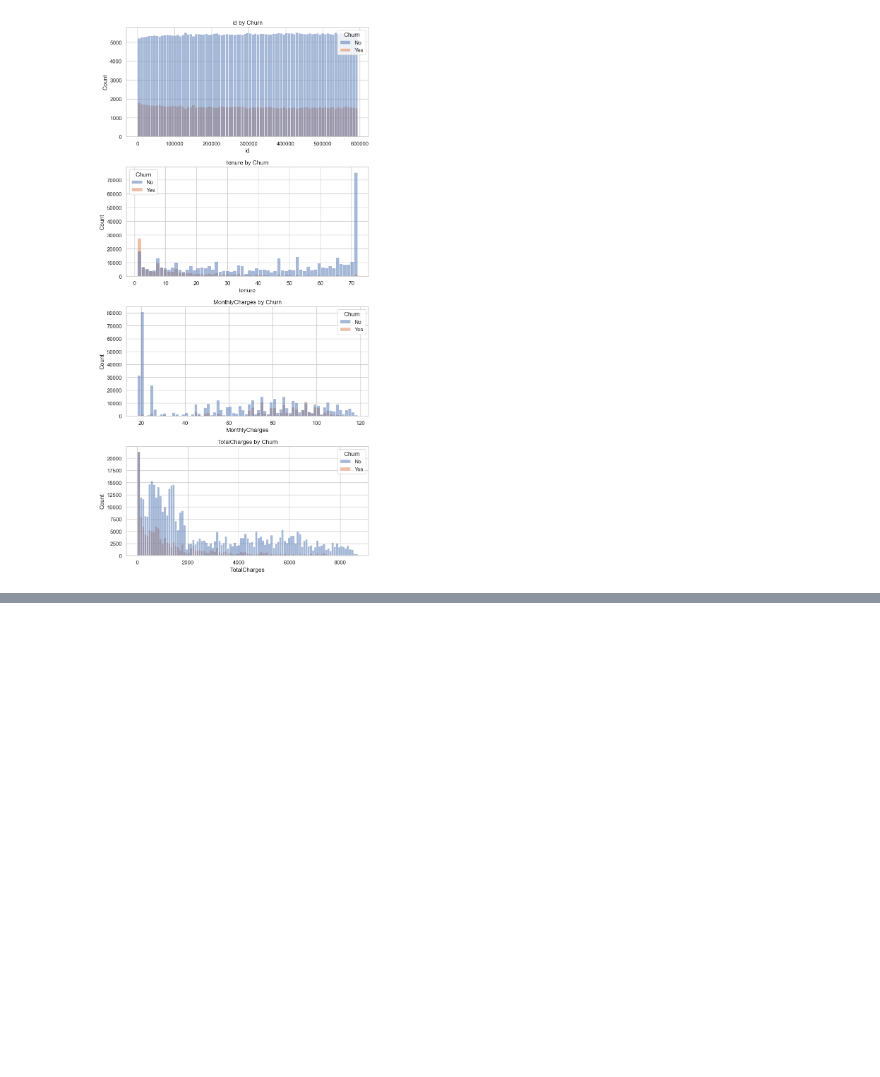
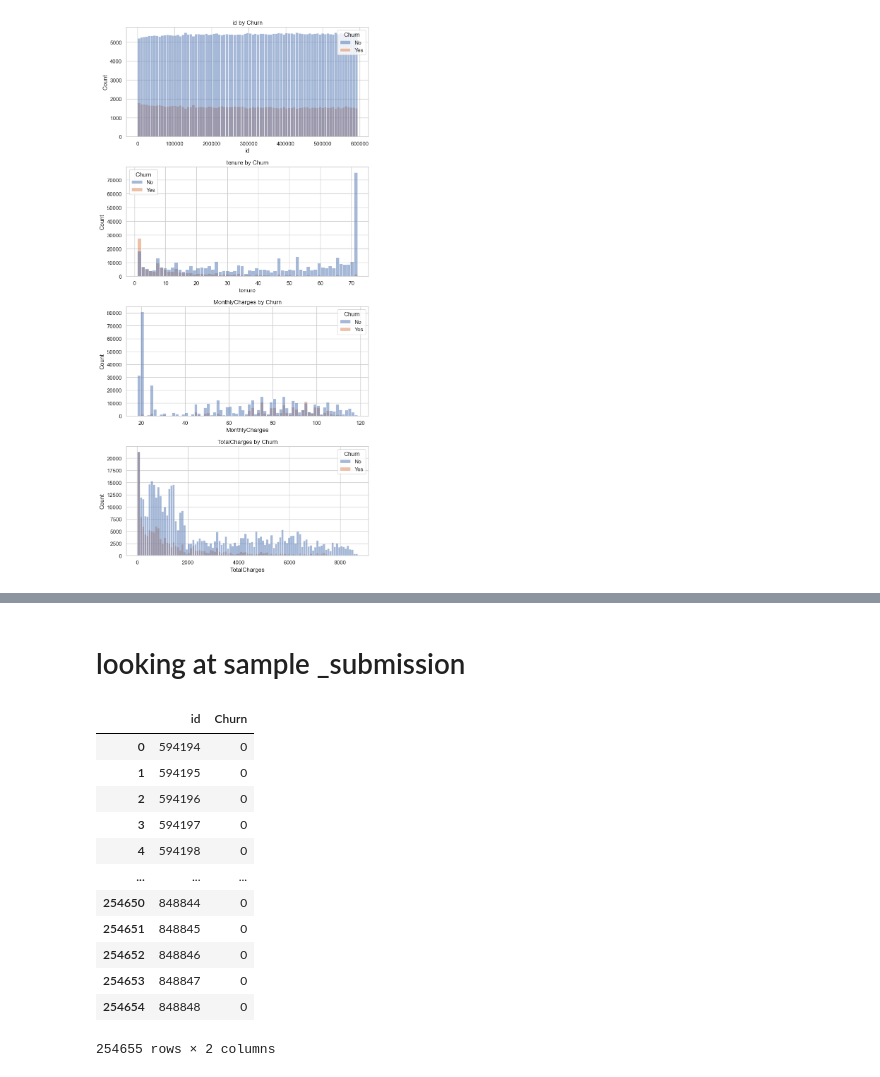
Before and after one commit to Somnathmalik/CustomerChurnKaggle, a Jupyter notebook: custchurn/customer_churn.ipynb, the cells around one changed output, grey strips where cells are left out. Saved outputs shown, nothing was run; the diff lists cells and outputs as text; code cells hidden in the pictures; blank space fills up the shorter version.

```diff
--- a/custchurn/customer_churn.ipynb
+++ b/custchurn/customer_churn.ipynb
@@ -148,0 +353,20 @@ plt.show()
+# %% [markdown]
+# looking at sample _submission
+# %%
+smple_submission = pd.read_csv("sample_submission.csv")
+# %%
+smple_submission
+# %% [output]
+|  | id | Churn |
+| 0 | 594194 | 0 |
+| 1 | 594195 | 0 |
+| 2 | 594196 | 0 |
+| 3 | 594197 | 0 |
+| 4 | 594198 | 0 |
+| ... | ... | ... |
+| 254650 | 848844 | 0 |
+| 254651 | 848845 | 0 |
+| 254652 | 848846 | 0 |
+| 254653 | 848847 | 0 |
+| 254654 | 848848 | 0 |
+254655 rows × 2 columns
```
Also changed, not shown: parts of 25 cells of this notebook, 4 other files.
